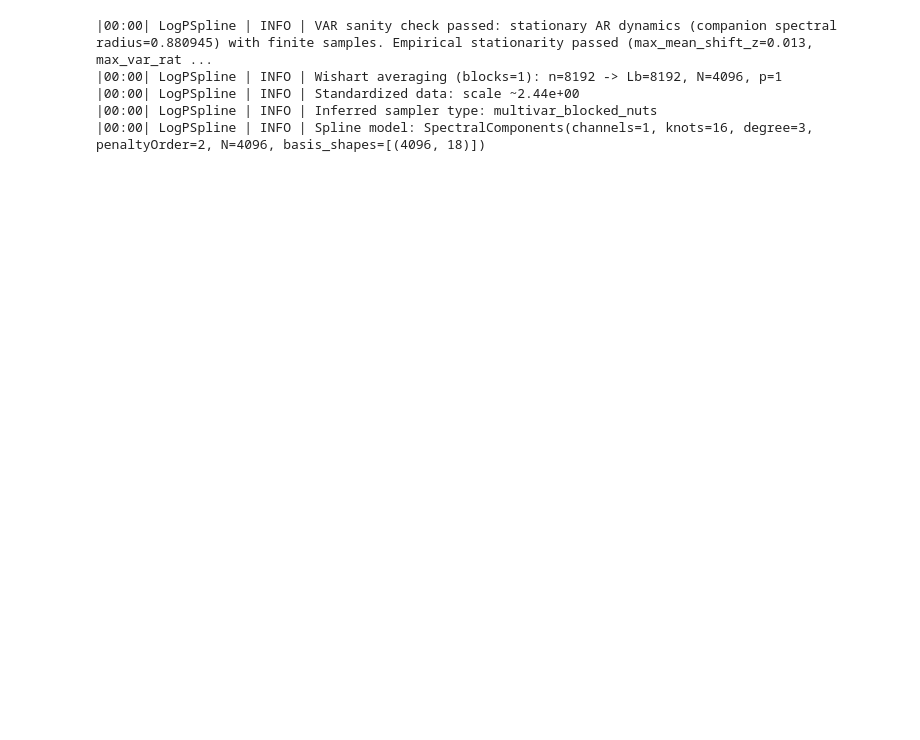
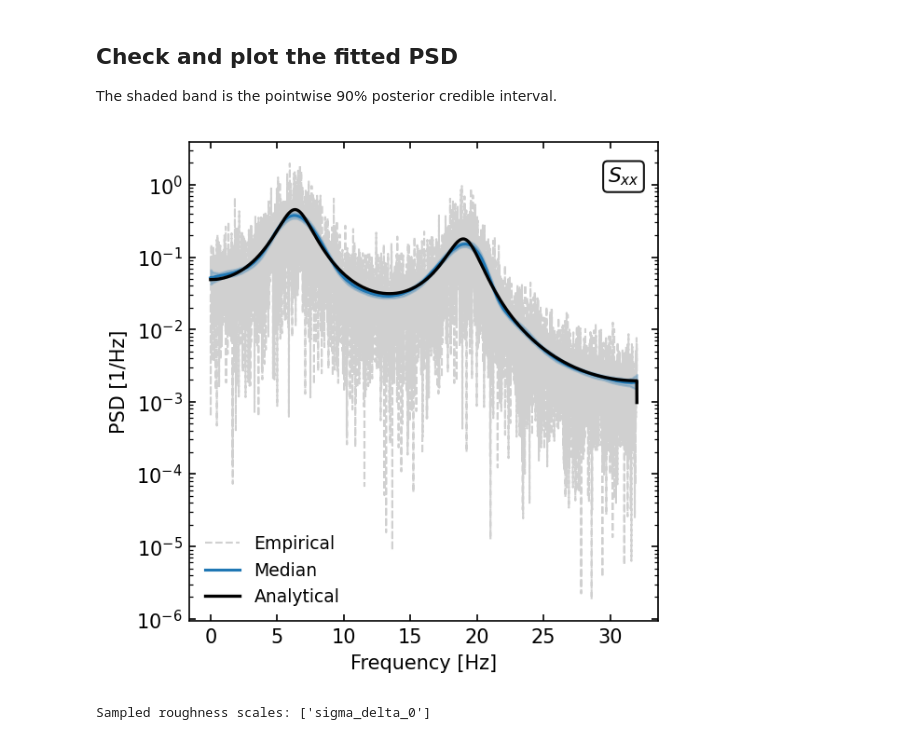
Before and after one commit to nz-gravity/LogPSplinePSD, a Jupyter notebook: docs/examples/univar-example.ipynb, the cells around one changed output. Drawn from its saved outputs; the diff is of its cells as text; code cells hidden in the pictures; blank space fills up the shorter version.

```diff
--- a/docs/examples/univar-example.ipynb
+++ b/docs/examples/univar-example.ipynb
@@ -303,6 +228,12 @@ Here we fit a stationary PSD to a simulated univariate AR(4) time series.
 # %%
+import matplotlib.pyplot as plt
+import numpy as np
+
 from log_psplines import StationaryConfig, fit
 from log_psplines.example_datasets import VARMAData
+from log_psplines.logger import set_level
+
+set_level("WARNING")
 
 data = VARMAData.ar(
     order=4,
@@ -320,12 +251,38 @@ result = fit(
         n_warmup=100,
         n_samples=200,
         rng_key=7,
+        roughness_scale=1.28,
+        chain_method="sequential",
+        verbose=False,
+        vi_progress_bar=False,
         true_psd=data.get_true_psd(),
     ),
 )
-# %% [output]
-|00:00| LogPSpline | INFO | VAR sanity check passed: stationary AR dynamics (companion spectral radius=0.880945) with finite samples. Empirical stationarity passed (max_mean_shift_z=0.013, max_var_rat ...
-|00:00| LogPSpline | INFO | Wishart averaging (blocks=1): n=8192 -> Lb=8192, N=4096, p=1
-|00:00| LogPSpline | INFO | Standardized data: scale ~2.44e+00
-|00:00| LogPSpline | INFO | Inferred sampler type: multivar_blocked_nuts
-|00:00| LogPSpline | INFO | Spline model: SpectralComponents(channels=1, knots=16, degree=3, penaltyOrder=2, N=4096, basis_shapes=[(4096, 18)])
+# %% [markdown]
+## Check and plot the fitted PSD
+
+The shaded band is the pointwise 90% posterior credible interval.
+# %%
+from log_psplines.plotting import PSDMatrixPlotSpec, plot_psd_matrix
+
+assert np.isfinite(result.psd).all()
+assert np.all(result.psd > 0)
+truth_indices = np.searchsorted(data.freq, result.frequency)
+np.testing.assert_allclose(data.freq[truth_indices], result.frequency)
+fig, axes = plot_psd_matrix(
+    PSDMatrixPlotSpec(
+        result=result,
+        channel_labels=["x"],
+        true_psd=data.get_true_psd()[truth_indices],
+        save=False,
+        close=False,
+    )
+)
+plt.show()
+print(
+    "Sampled roughness scales:",
+    [name for name in result.posterior if name.startswith("sigma_")],
+)
+# %% [output]
+[figure, added]
+Sampled roughness scales: ['sigma_delta_0']
```
Also changed, not shown: parts of 4 cells of this notebook, 6 other files.
